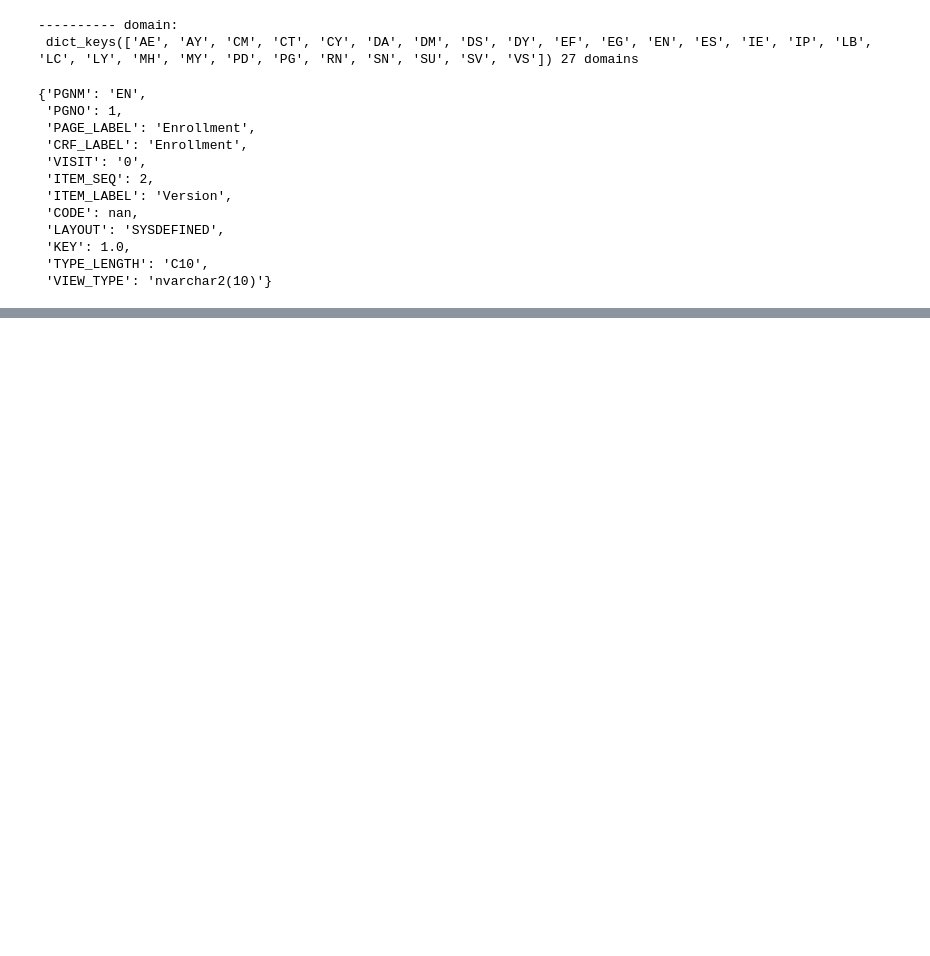
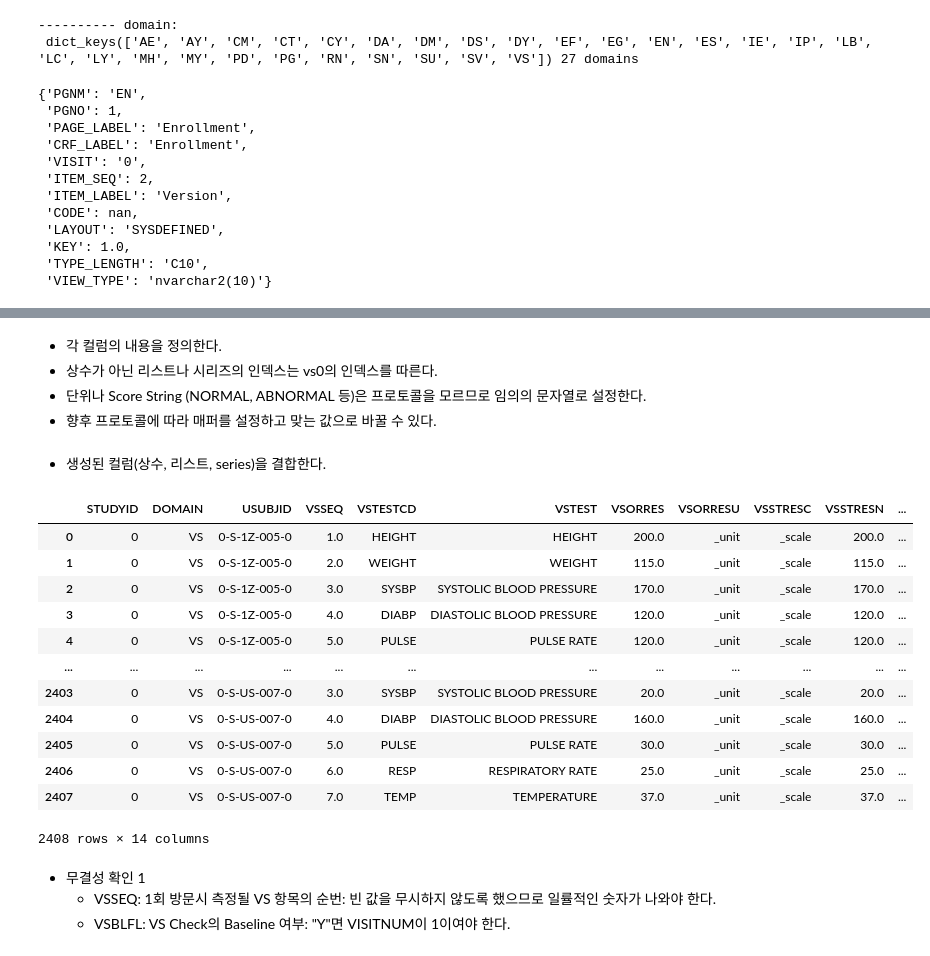
Before and after one commit to beeseosil/pub, a Jupyter notebook: ct/dmb.ipynb, the cells around one changed output, grey strips where cells are left out. Drawn from its saved outputs; the diff is of its cells as text; code cells hidden in the pictures; blank space fills up the shorter version.

```diff
--- a/ct/dmb.ipynb
+++ b/ct/dmb.ipynb
@@ -90,4 +63,0 @@ memory usage: 29.7+ KB
-# %%
-key=["SUBJID","VISIT","VSYN"]
-vs=data["VS"].set_index(key)
-vs
@@ -193,0 +85,4 @@ vs_[pd.isna(vs_.VSDTC)]
+# %%
+vs=data["VS"]
+vs0=vs.set_index(["SUBJID","VISIT","VSYN","VSDTC"]).stack(dropna=False).reset_index()
+vs0
@@ -193,0 +105,3 @@ vs_[pd.isna(vs_.VSDTC)]
+# %%
+cols=list(sdtm.loc["VS"].query("Core!='Perm'")["Variable Name"])
+cols
@@ -193,0 +123,46 @@ vs_[pd.isna(vs_.VSDTC)]
+# %% [markdown]
+- 각 컬럼의 내용을 정의한다.
+- 상수가 아닌 리스트나 시리즈의 인덱스는 vs0의 인덱스를 따른다.
+- 단위나 Score String (NORMAL, ABNORMAL 등)은 프로토콜을 모르므로 임의의 문자열로 설정한다.
+- 향후 프로토콜에 따라 매퍼를 설정하고 맞는 값으로 바꿀 수 있다.
+# %%
+siteid="0"
+studyid="0"
+domain="VS"
+usubjid=studyid+"-"+vs0.SUBJID+"-"+siteid
+vsseq=vs0.groupby(["SUBJID","VISIT","VSYN","VSDTC"]).cumcount()+1
+vtestcd=vs0.level_4.copy()
+vstest=vs0.level_4.apply(lambda q:spec.map[("VS",q)]["ITEM_LABEL"].upper())
+vsorres=vs0[0].copy()
+vsblfl=(vs0.VISIT==1).replace({True:"Y",False:np.nan})
+
+vsorresu="_unit"
+vsstresc="_scale"
+vsstresn=vsorres
+vsstresu=vsorresu
+
+visitnum=vs0.VISIT
+vsdtc=vs0.VSDTC
+# %% [markdown]
+- 생성된 컬럼(상수, 리스트, series)을 결합한다.
+# %%
+vs_sdtm=pd.DataFrame(dict(zip(cols,[studyid,domain,usubjid,vsseq,vtestcd,vstest,vsorres,vsorresu,vsstresc,vsstresn,vsstresu,vsblfl,visitnum,vsdtc])))
+vs_sdtm
+# %% [output]
+|  | STUDYID | DOMAIN | USUBJID | VSSEQ | VSTESTCD | VSTEST | VSORRES | VSORRESU | VSSTRESC | VSSTRESN | ... |
+| 0 | 0 | VS | 0-S-1Z-005-0 | 1.0 | HEIGHT | HEIGHT | 200.0 | _unit | _scale | 200.0 | ... |
+| 1 | 0 | VS | 0-S-1Z-005-0 | 2.0 | WEIGHT | WEIGHT | 115.0 | _unit | _scale | 115.0 | ... |
+| 2 | 0 | VS | 0-S-1Z-005-0 | 3.0 | SYSBP | SYSTOLIC BLOOD PRESSURE | 170.0 | _unit | _scale | 170.0 | ... |
+| 3 | 0 | VS | 0-S-1Z-005-0 | 4.0 | DIABP | DIASTOLIC BLOOD PRESSURE | 120.0 | _unit | _scale | 120.0 | ... |
+| 4 | 0 | VS | 0-S-1Z-005-0 | 5.0 | PULSE | PULSE RATE | 120.0 | _unit | _scale | 120.0 | ... |
+| ... | ... | ... | ... | ... | ... | ... | ... | ... | ... | ... | ... |
+| 2403 | 0 | VS | 0-S-US-007-0 | 3.0 | SYSBP | SYSTOLIC BLOOD PRESSURE | 20.0 | _unit | _scale | 20.0 | ... |
+| 2404 | 0 | VS | 0-S-US-007-0 | 4.0 | DIABP | DIASTOLIC BLOOD PRESSURE | 160.0 | _unit | _scale | 160.0 | ... |
+| 2405 | 0 | VS | 0-S-US-007-0 | 5.0 | PULSE | PULSE RATE | 30.0 | _unit | _scale | 30.0 | ... |
+| 2406 | 0 | VS | 0-S-US-007-0 | 6.0 | RESP | RESPIRATORY RATE | 25.0 | _unit | _scale | 25.0 | ... |
+| 2407 | 0 | VS | 0-S-US-007-0 | 7.0 | TEMP | TEMPERATURE | 37.0 | _unit | _scale | 37.0 | ... |
+2408 rows × 14 columns
+# %% [markdown]
+- 무결성 확인 1
+    - VSSEQ: 1회 방문시 측정될 VS 항목의 순번: 빈 값을 무시하지 않도록 했으므로 일률적인 숫자가 나와야 한다.
+    - VSBLFL: VS Check의 Baseline 여부: "Y"면 VISITNUM이 1이여야 한다.
```
Also changed, not shown: parts of 23 cells of this notebook.
